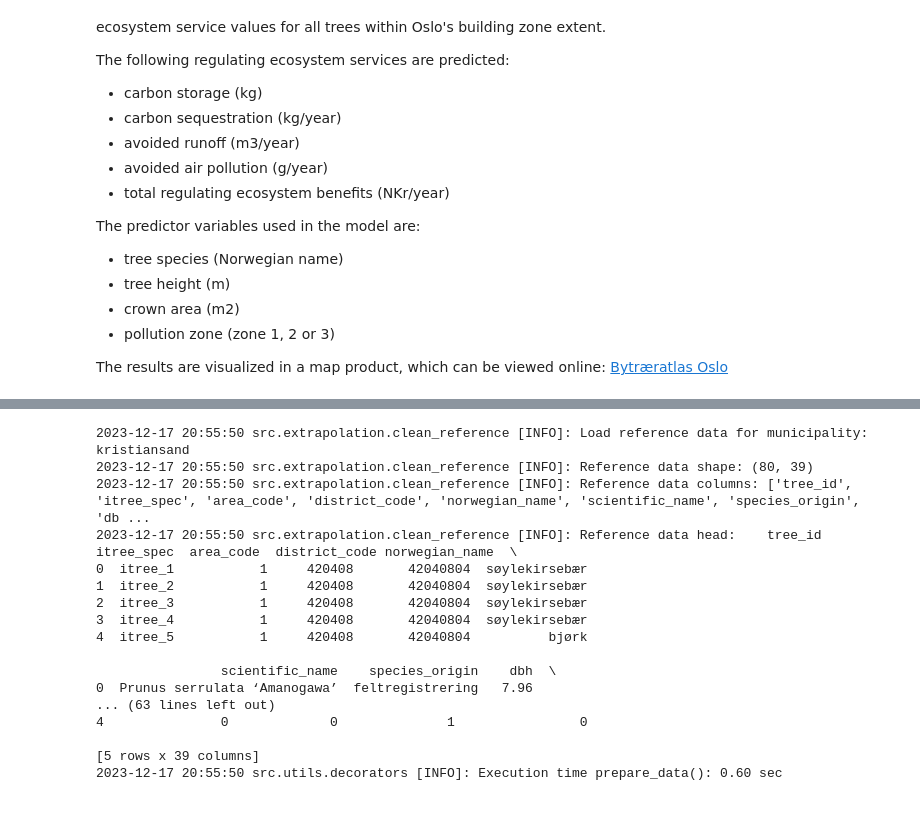
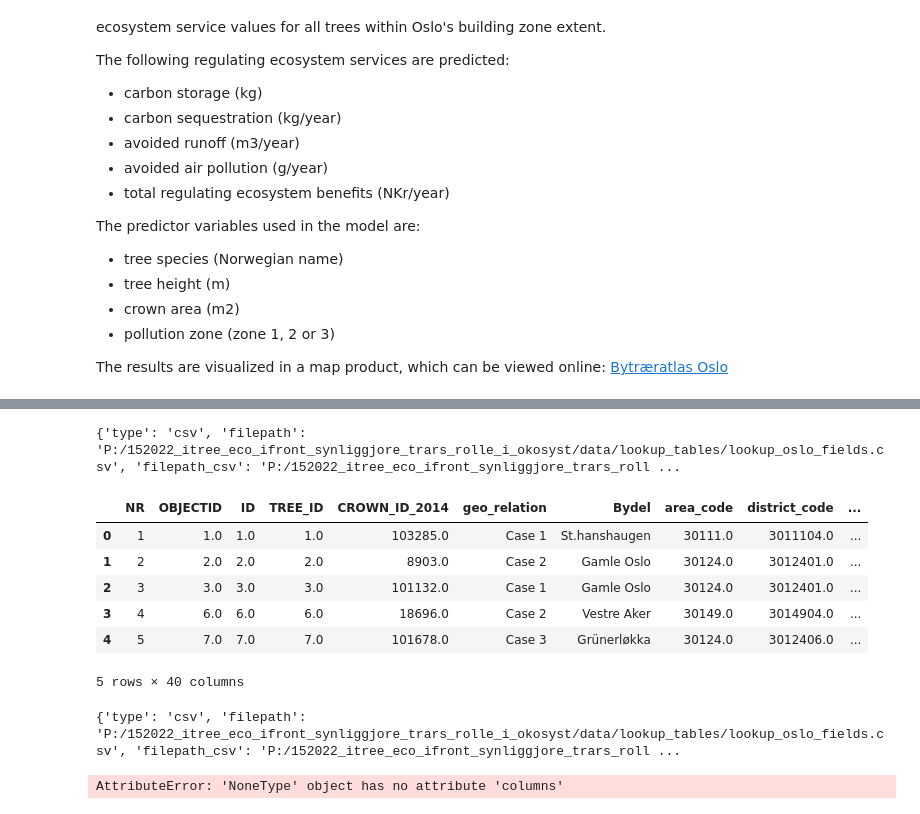
Before and after one commit to NINAnor/itree-support-tools, a Jupyter notebook: notebooks/01_extrapolation.ipynb, the cells around one changed output, grey strips where cells are left out. Saved outputs shown, nothing was run; the diff lists cells and outputs as text; code cells hidden in the pictures.

```diff
--- a/notebooks/01_extrapolation.ipynb
+++ b/notebooks/01_extrapolation.ipynb
@@ -59,20 +29,0 @@ sns.set_theme(
-# %%
-df_ref, df_target = prepare_data()
-# %% [output]
-2023-12-17 20:55:50 src.extrapolation.clean_reference [INFO]: Load reference data for municipality: kristiansand
-2023-12-17 20:55:50 src.extrapolation.clean_reference [INFO]: Reference data shape: (80, 39)
-2023-12-17 20:55:50 src.extrapolation.clean_reference [INFO]: Reference data columns: ['tree_id', 'itree_spec', 'area_code', 'district_code', 'norwegian_name', 'scientific_name', 'species_origin', 'db ...
-2023-12-17 20:55:50 src.extrapolation.clean_reference [INFO]: Reference data head:    tree_id  itree_spec  area_code  district_code norwegian_name  \
-0  itree_1           1     420408       42040804  søylekirsebær
-1  itree_2           1     420408       42040804  søylekirsebær
-2  itree_3           1     420408       42040804  søylekirsebær
-3  itree_4           1     420408       42040804  søylekirsebær
-4  itree_5           1     420408       42040804          bjørk
-
-                scientific_name    species_origin    dbh  \
-0  Prunus serrulata ‘Amanogawa’  feltregistrering   7.96
-... (63 lines left out)
-4               0             0              1                0
-
-[5 rows x 39 columns]
-2023-12-17 20:55:50 src.utils.decorators [INFO]: Execution time prepare_data(): 0.60 sec
@@ -79,3 +40,28 @@ df_ref, df_target = prepare_data()
+# %%
+from src.extrapolation import clean_reference
+
+clean_reference.load_lookup()
+df_ref = clean_reference.load_reference()
+
+
+display(df_ref.head())
+# %% [output]
+{'type': 'csv', 'filepath': 'P:/152022_itree_eco_ifront_synliggjore_trars_rolle_i_okosyst/data/lookup_tables/lookup_oslo_fields.csv', 'filepath_csv': 'P:/152022_itree_eco_ifront_synliggjore_trars_roll ...
+|  | NR | OBJECTID | ID | TREE_ID | CROWN_ID_2014 | geo_relation | Bydel | area_code | district_code | ... |
+| 0 | 1 | 1.0 | 1.0 | 1.0 | 103285.0 | Case 1 | St.hanshaugen | 30111.0 | 3011104.0 | ... |
+| 1 | 2 | 2.0 | 2.0 | 2.0 | 8903.0 | Case 2 | Gamle Oslo | 30124.0 | 3012401.0 | ... |
+| 2 | 3 | 3.0 | 3.0 | 3.0 | 101132.0 | Case 1 | Gamle Oslo | 30124.0 | 3012401.0 | ... |
+| 3 | 4 | 6.0 | 6.0 | 6.0 | 18696.0 | Case 2 | Vestre Aker | 30149.0 | 3014904.0 | ... |
+| 4 | 5 | 7.0 | 7.0 | 7.0 | 101678.0 | Case 3 | Grünerløkka | 30124.0 | 3012406.0 | ... |
+5 rows × 40 columns
+# %%
+# suprres cell  output
+#%%capture --no-display
+
+df_ref, df_target = prepare_data()
+# %% [output]
+{'type': 'csv', 'filepath': 'P:/152022_itree_eco_ifront_synliggjore_trars_rolle_i_okosyst/data/lookup_tables/lookup_oslo_fields.csv', 'filepath_csv': 'P:/152022_itree_eco_ifront_synliggjore_trars_roll ...
+AttributeError: 'NoneType' object has no attribute 'columns'
 # %%
 display(df_ref.head())
 # %% [output]
```
Also changed, not shown: parts of 10 cells of this notebook, 6 other files.
